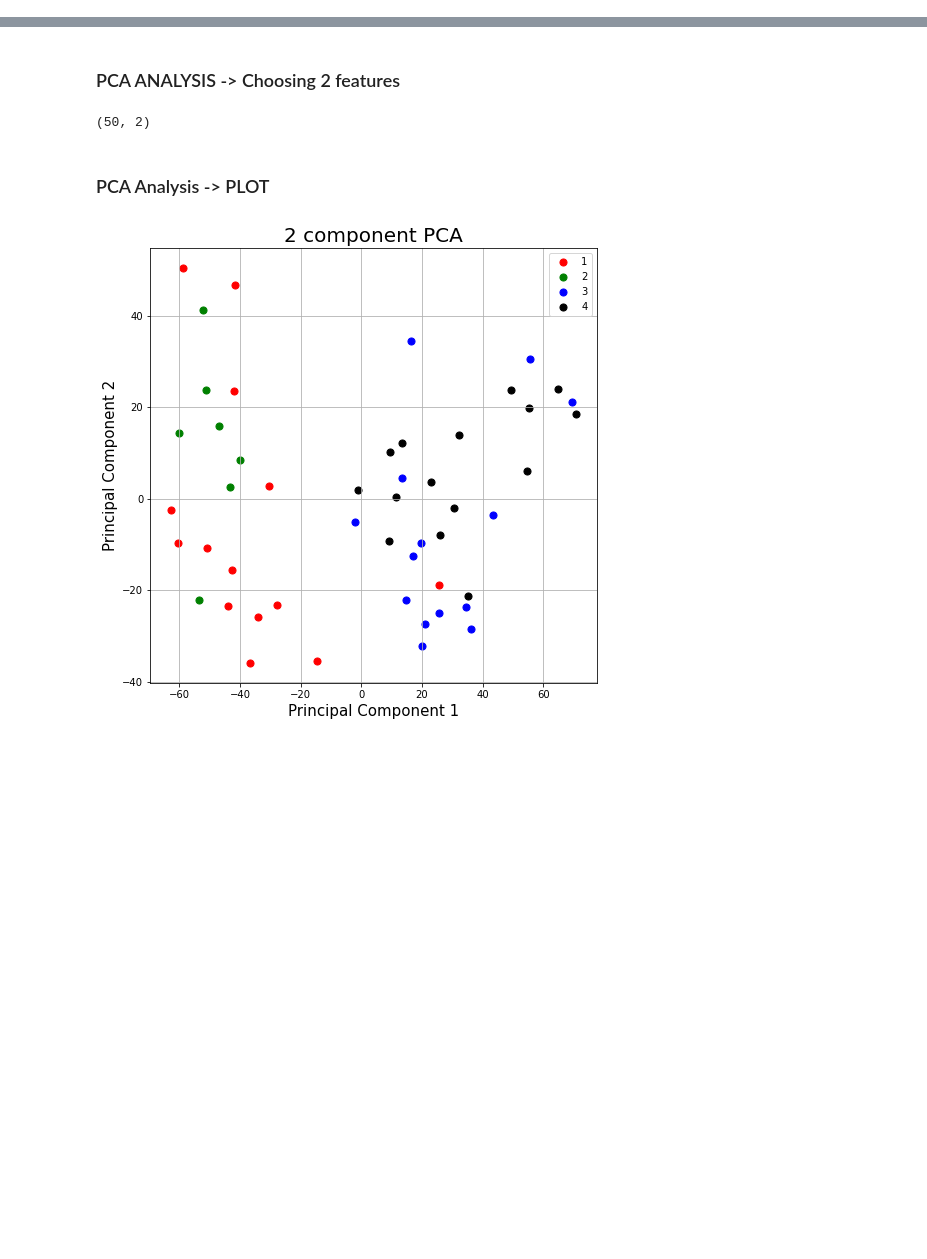
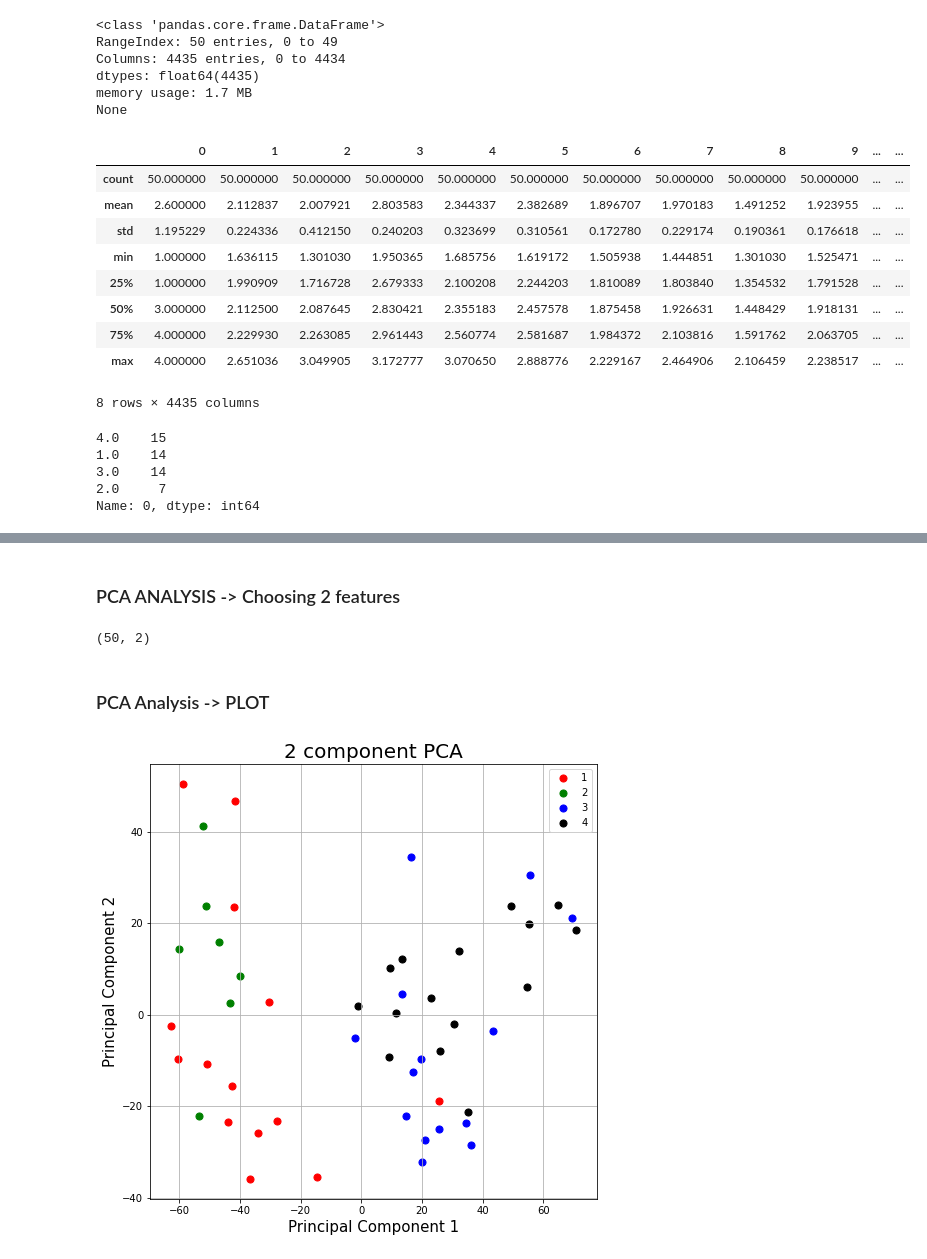
Before and after one commit to adrian-ramirezc/ml-TumorClassification, a Jupyter notebook: TumorClassification.ipynb, the cells around one changed output, grey strips where cells are left out. Saved outputs shown, nothing was run; the diff lists cells and outputs as text; code cells hidden in the pictures; blank space fills up the shorter version.

```diff
--- a/TumorClassification.ipynb
+++ b/TumorClassification.ipynb
@@ -27,0 +45,30 @@ Classes:  [1 2 3 4]
+# %%
+print(df.info())
+# %% [output]
+<class 'pandas.core.frame.DataFrame'>
+RangeIndex: 50 entries, 0 to 49
+Columns: 4435 entries, 0 to 4434
+dtypes: float64(4435)
+memory usage: 1.7 MB
+None
+# %%
+df.describe()
+# %% [output]
+|  | 0 | 1 | 2 | 3 | 4 | 5 | 6 | 7 | 8 | 9 | ... | ... |
+| count | 50.000000 | 50.000000 | 50.000000 | 50.000000 | 50.000000 | 50.000000 | 50.000000 | 50.000000 | 50.000000 | 50.000000 | ... | ... |
+| mean | 2.600000 | 2.112837 | 2.007921 | 2.803583 | 2.344337 | 2.382689 | 1.896707 | 1.970183 | 1.491252 | 1.923955 | ... | ... |
+| std | 1.195229 | 0.224336 | 0.412150 | 0.240203 | 0.323699 | 0.310561 | 0.172780 | 0.229174 | 0.190361 | 0.176618 | ... | ... |
+| min | 1.000000 | 1.636115 | 1.301030 | 1.950365 | 1.685756 | 1.619172 | 1.505938 | 1.444851 | 1.301030 | 1.525471 | ... | ... |
+| 25% | 1.000000 | 1.990909 | 1.716728 | 2.679333 | 2.100208 | 2.244203 | 1.810089 | 1.803840 | 1.354532 | 1.791528 | ... | ... |
+| 50% | 3.000000 | 2.112500 | 2.087645 | 2.830421 | 2.355183 | 2.457578 | 1.875458 | 1.926631 | 1.448429 | 1.918131 | ... | ... |
+| 75% | 4.000000 | 2.229930 | 2.263085 | 2.961443 | 2.560774 | 2.581687 | 1.984372 | 2.103816 | 1.591762 | 2.063705 | ... | ... |
+| max | 4.000000 | 2.651036 | 3.049905 | 3.172777 | 3.070650 | 2.888776 | 2.229167 | 2.464906 | 2.106459 | 2.238517 | ... | ... |
+8 rows × 4435 columns
+# %%
+df[0].value_counts()
+# %% [output]
+4.0    15
+1.0    14
+3.0    14
+2.0     7
+Name: 0, dtype: int64
```
Also changed, not shown: parts of 8 cells of this notebook.
